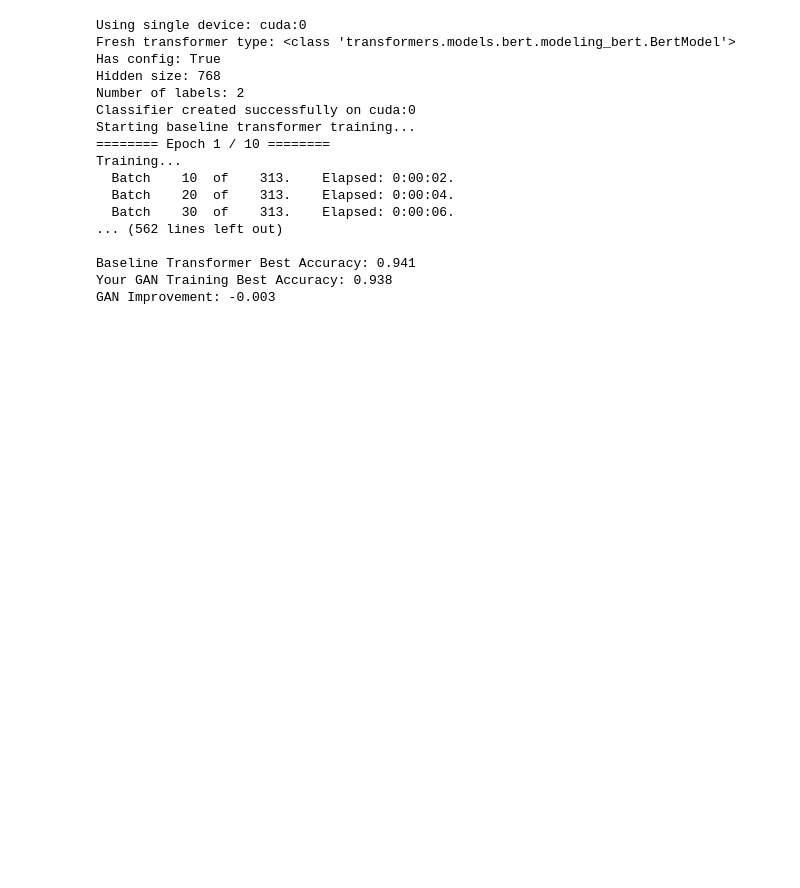
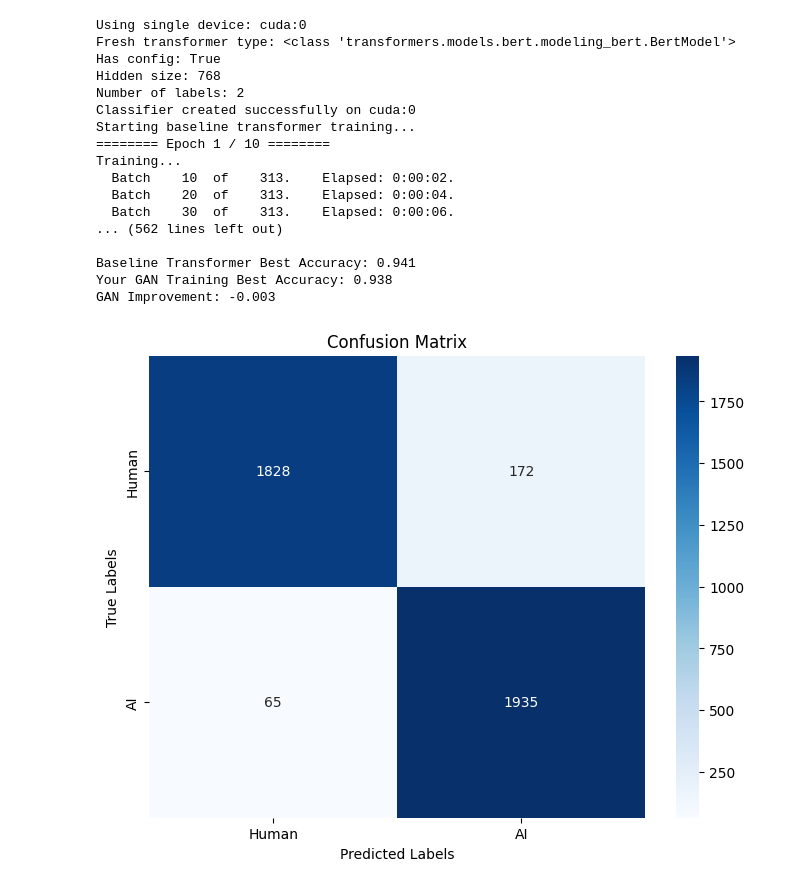
Before and after one commit to HARSHITJAIS14/SURGE, a Jupyter notebook: Week7/GANBERT_pytorch.ipynb, the cells around one changed output. Saved outputs shown, nothing was run; the diff lists cells and outputs as text; code cells hidden in the pictures; blank space fills up the shorter version.

```diff
--- a/Week7/GANBERT_pytorch.ipynb
+++ b/Week7/GANBERT_pytorch.ipynb
@@ -974,3 +974,23 @@ Training...
 Baseline Transformer Best Accuracy: 0.941
 Your GAN Training Best Accuracy: 0.938
 GAN Improvement: -0.003
+# %%
+import seaborn as sns
+import numpy as np
+
+import matplotlib.pyplot as plt
+
+# Confusion matrix data
+conf_matrix = np.array([[1828, 172], [65, 1935]])
+
+# Create a heatmap
+plt.figure(figsize=(8, 6))
+sns.heatmap(conf_matrix, annot=True, fmt="d", cmap="Blues", xticklabels=["Human", "AI"], yticklabels=["Human", "AI"])
+
+# Add labels, title, and axis ticks
+plt.title("Confusion Matrix")
+plt.xlabel("Predicted Labels")
+plt.ylabel("True Labels")
+plt.show()
+# %% [output]
+[figure, added]
```
Also changed, not shown: parts of 2 cells of this notebook, 30 other files.
